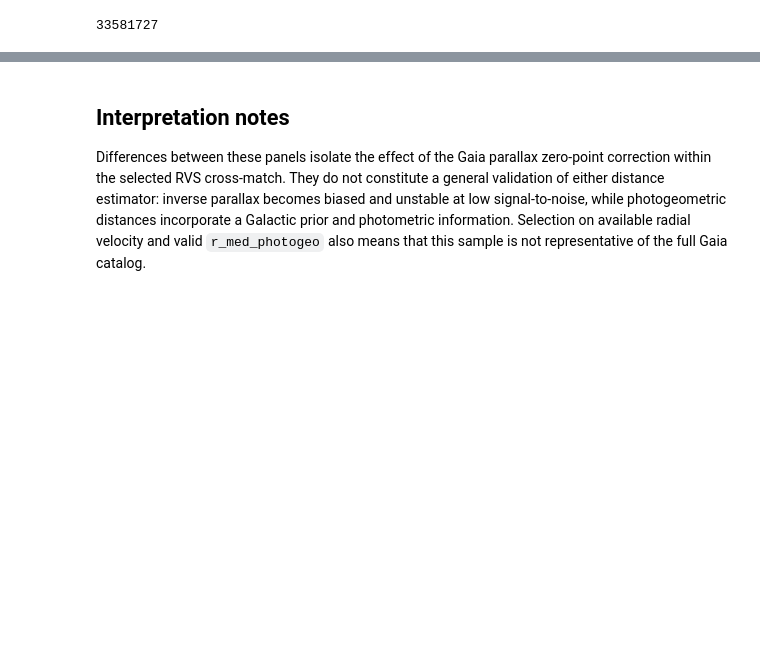
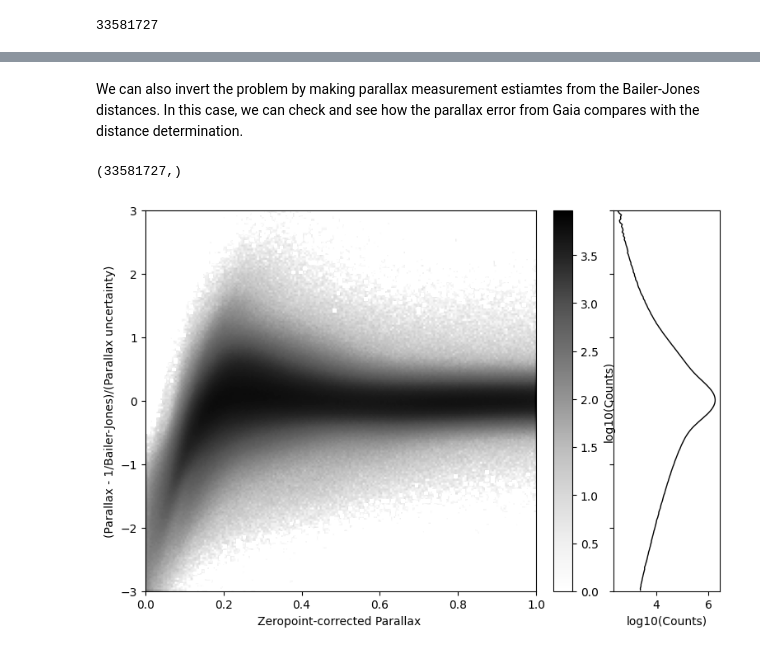
Before and after one commit to wfau/astroflow-community, a Jupyter notebook: science/compare_parallax_BailerJones.ipynb, the cells around one changed output, grey strips where cells are left out. Cells and saved outputs as stored; diff of their text form; code cells hidden in the pictures; blank space fills up the shorter version.

```diff
--- a/science/compare_parallax_BailerJones.ipynb
+++ b/science/compare_parallax_BailerJones.ipynb
@@ -298,4 +302,49 @@ plt.show()
-# %% [markdown]
-## Interpretation notes
-
-Differences between these panels isolate the effect of the Gaia parallax zero-point correction within the selected RVS cross-match. They do not constitute a general validation of either distance estimator: inverse parallax becomes biased and unstable at low signal-to-noise, while photogeometric distances incorporate a Galactic prior and photometric information. Selection on available radial velocity and valid `r_med_photogeo` also means that this sample is not representative of the full Gaia catalog.
+# %% [markdown]
+We can also invert the problem by making parallax measurement estiamtes from the Bailer-Jones distances. In this case, we can check and see how the parallax error from Gaia compares with the distance determination.
+# %%
+
+d1 = smalldf_pd['parallax_corrected']
+d2 = 1/(smalldf_pd['r_med_photogeo']/1000)
+d3 = smalldf_pd['parallax_error']
+print(d1.shape)
+
+x_bounds = (0, 1.)
+y_bounds = (-3, 3)
+
+y_vals = (d1 - d2) / d3
+
+H, xe, ye = easy2dhist.hist2d_raw(d1, y_vals, bins=(200, 200), xrange=x_bounds, yrange=y_bounds)
+plot_extent = [x_bounds[0], x_bounds[1], y_bounds[0], y_bounds[1]]
+
+counts, bin_edges = np.histogram(y_vals, bins=200, range=y_bounds)
+bin_centers = 0.5 * (bin_edges[:-1] + bin_edges[1:])
+
+fig = plt.figure(figsize=(9, 6))
+gs = gridspec.GridSpec(1, 2, width_ratios=[4, 1], wspace=0.15)
+
+ax_main = fig.add_subplot(gs[0])
+ax_hist = fig.add_subplot(gs[1], sharey=ax_main)
+
+# Main 2D histogram panel
+im = ax_main.imshow(
+    np.log10(H.T),
+    extent=plot_extent,
+    origin='lower',
+    aspect='auto',
+    cmap=cm.Greys
+)
+ax_main.set_xlabel('Zeropoint-corrected Parallax ')
+ax_main.set_ylabel('(Parallax - 1/Bailer-Jones)/(Parallax uncertainty)')
+fig.colorbar(im, ax=ax_main, label='log10(Counts)', fraction=0.046, pad=0.04)
+
+# Side panel: log10(counts) plotted as a curve against bin_centers on the y-axis
+log_counts = np.log10(counts, where=counts > 0, out=np.full_like(counts, np.nan, dtype=float))
+ax_hist.plot(log_counts, bin_centers, color='black', lw=1)
+ax_hist.set_xlabel('log10(Counts)')
+
+plt.setp(ax_hist.get_yticklabels(), visible=False)
+
+plt.show()
+# %% [output]
+(33581727,)
+[figure, added]
```
Also changed, not shown: parts of 32 cells of this notebook.
